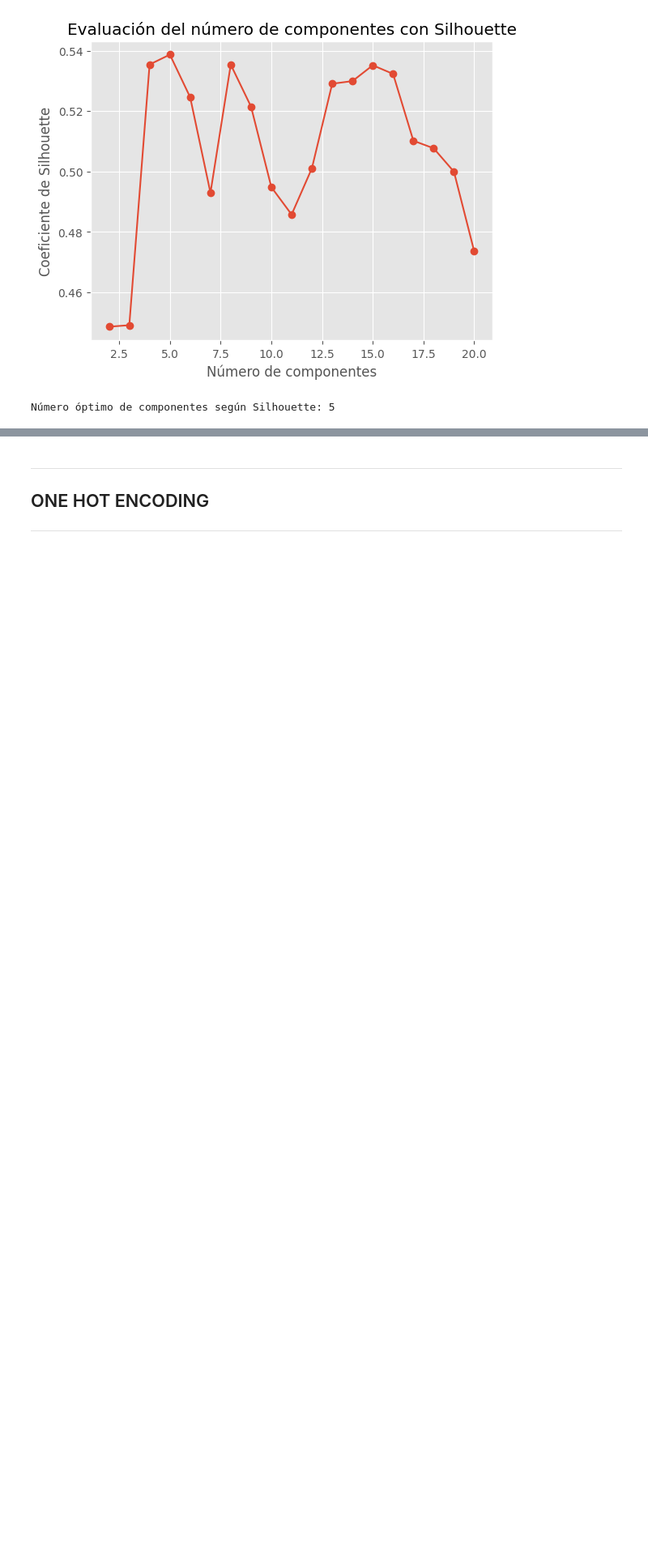
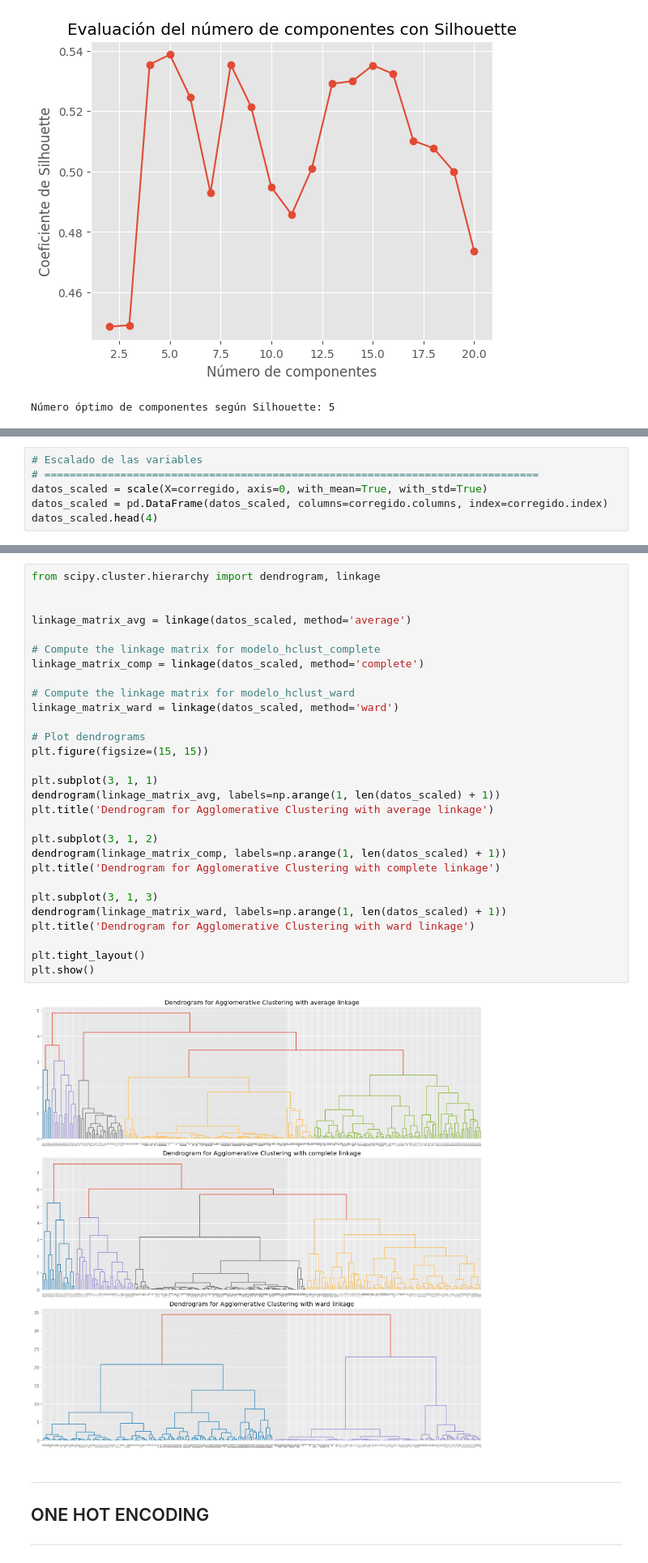
Before and after one commit to NathaliaMoniz/GRUPO09_Practica2, a Jupyter notebook: Practica.ipynb, the cells around one changed output, grey strips where cells are left out. Shown at 81% size. Cells and saved outputs as stored; diff of their text form; blank space fills up the shorter version.

```diff
--- a/Practica.ipynb
+++ b/Practica.ipynb
@@ -983,0 +953,6 @@ Número óptimo de componentes según Silhouette: 5
+# %%
+# Escalado de las variables
+# ==============================================================================
+datos_scaled = scale(X=corregido, axis=0, with_mean=True, with_std=True)
+datos_scaled = pd.DataFrame(datos_scaled, columns=corregido.columns, index=corregido.index)
+datos_scaled.head(4)
@@ -984,3 +1018,34 @@ Número óptimo de componentes según Silhouette: 5
+# %%
+from scipy.cluster.hierarchy import dendrogram, linkage
+
+
+linkage_matrix_avg = linkage(datos_scaled, method='average')
+
+# Compute the linkage matrix for modelo_hclust_complete
+linkage_matrix_comp = linkage(datos_scaled, method='complete')
+
+# Compute the linkage matrix for modelo_hclust_ward
+linkage_matrix_ward = linkage(datos_scaled, method='ward')
+
+# Plot dendrograms
+plt.figure(figsize=(15, 15))
+
+plt.subplot(3, 1, 1)
+dendrogram(linkage_matrix_avg, labels=np.arange(1, len(datos_scaled) + 1))
+plt.title('Dendrogram for Agglomerative Clustering with average linkage')
+
+plt.subplot(3, 1, 2)
+dendrogram(linkage_matrix_comp, labels=np.arange(1, len(datos_scaled) + 1))
+plt.title('Dendrogram for Agglomerative Clustering with complete linkage')
+
+plt.subplot(3, 1, 3)
+dendrogram(linkage_matrix_ward, labels=np.arange(1, len(datos_scaled) + 1))
+plt.title('Dendrogram for Agglomerative Clustering with ward linkage')
+
+plt.tight_layout()
+plt.show()
+# %% [output]
+[figure, added]
 # %% [markdown]
 ----------------------------------------------------------------------------------------------------------------
 ## ONE HOT ENCODING
```
Also changed, not shown: parts of 25 cells of this notebook.
